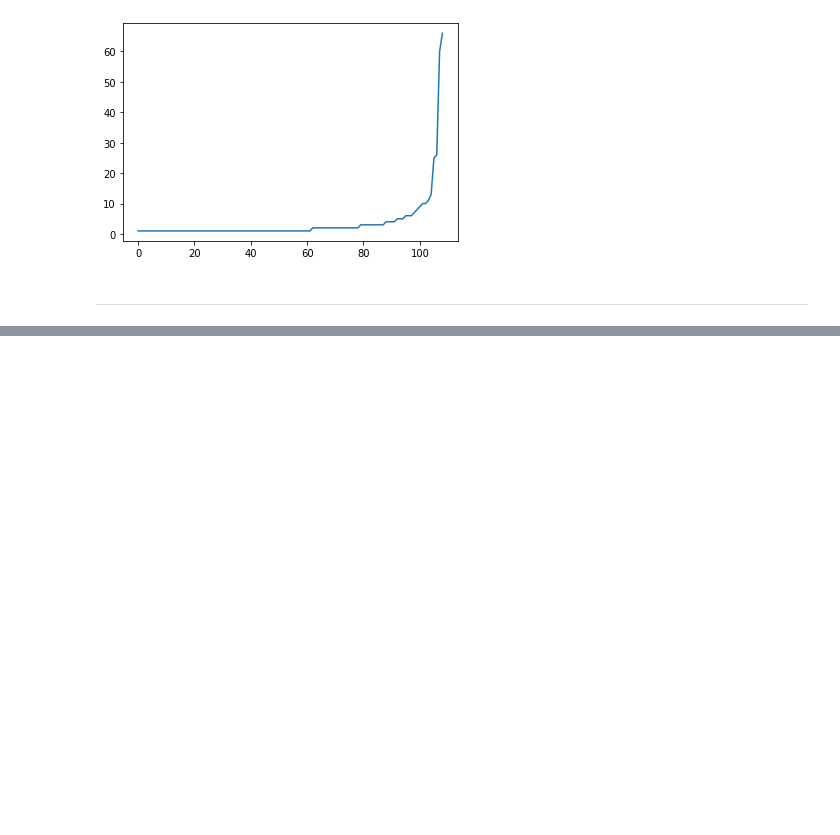
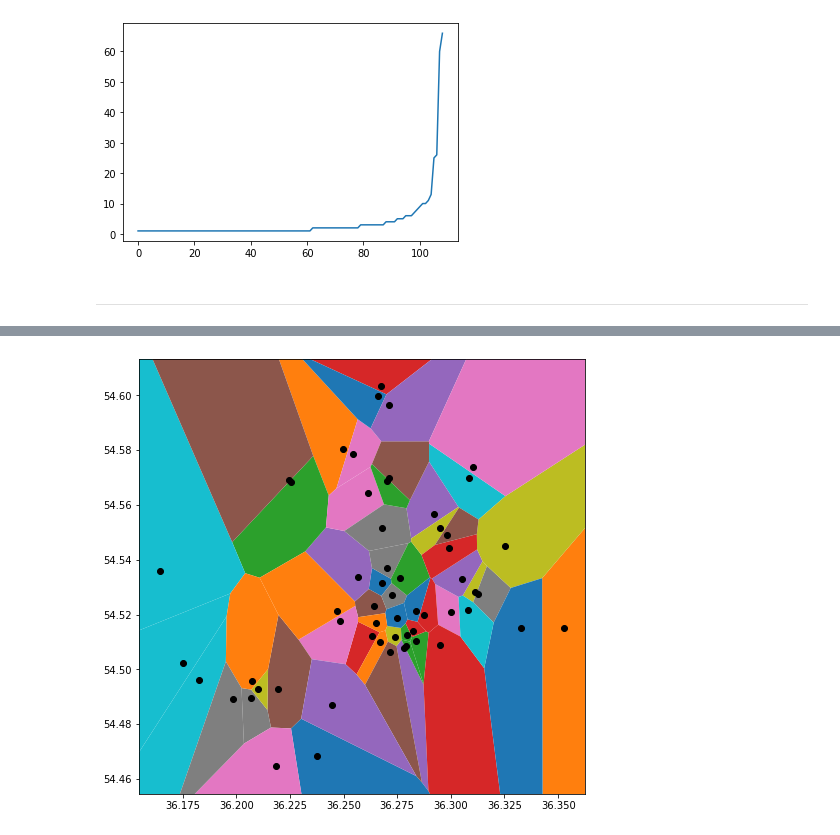
Before and after one commit to PPnP/HackChange, a Jupyter notebook: DataAnalysis/Primary_analysis.ipynb, the cells around one changed output, grey strips where cells are left out. Cells and saved outputs as stored; diff of their text form; code cells hidden in the pictures; blank space fills up the shorter version.

```diff
--- a/DataAnalysis/Primary_analysis.ipynb
+++ b/DataAnalysis/Primary_analysis.ipynb
@@ -116,0 +192,36 @@ ax = sns.heatmap(abs(correl_data.corr()), cmap="YlGnBu")
+# %%
+def city_plot(city):
+    points = initial_data[((initial_data.Postamat_daily == initial_data.Postamat_daily) | (initial_data.cashbox_daily == initial_data.cashbox_daily)) & (initial_data.CITY==city)]
+    points = np.array(list(points['coords']))[:, ::-1]
+    vor = Voronoi(points[::])
+
+    regions, vertices = voronoi_finite_polygons_2d(vor)
+
+    plt.figure(figsize=(8, 8))
+
+    for region in regions:
+        polygon = vertices[region]
+        plt.fill(*zip(*polygon))
+
+    plt.plot(points[:,0], points[:,1], 'ko')
+    plt.xlim(vor.min_bound[0] - 0.01, vor.max_bound[0] + 0.01)
+    plt.ylim(vor.min_bound[1] - 0.01, vor.max_bound[1] + 0.01)
+    plt.show()
+
+def city_plot_all(city):
+    points = initial_data[initial_data.CITY==city]
+    points = np.array(list(points['coords']))[:, ::-1]
+    vor = Voronoi(points[::])
+
+    regions, vertices = voronoi_finite_polygons_2d(vor)
+
+    plt.figure(figsize=(8, 8))
+
+    for region in regions:
+        polygon = vertices[region]
+        plt.fill(*zip(*polygon))
+
+    plt.plot(points[:,0], points[:,1], 'ko')
+    plt.xlim(vor.min_bound[0] - 0.01, vor.max_bound[0] + 0.01)
+    plt.ylim(vor.min_bound[1] - 0.01, vor.max_bound[1] + 0.01)
+    plt.show()
@@ -116,0 +248,4 @@ ax = sns.heatmap(abs(correl_data.corr()), cmap="YlGnBu")
+# %%
+city_plot('калуга')
+# %% [output]
+[figure, added]
```
Also changed, not shown: parts of 14 cells of this notebook, 1 other file.
